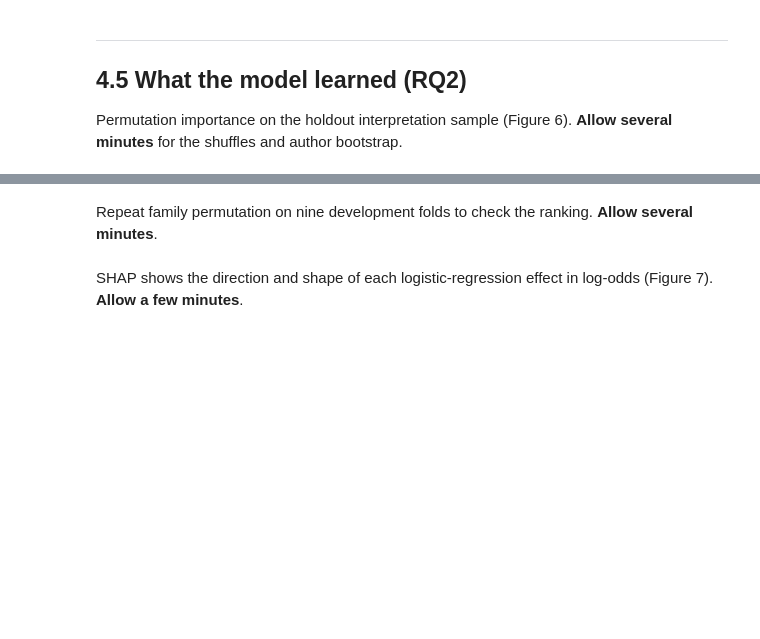
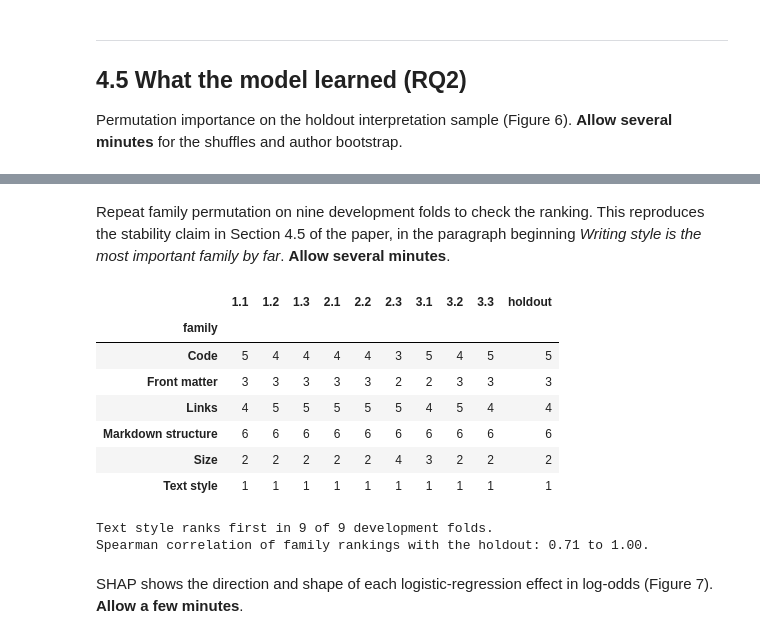
Before and after one commit to podorize/skillreuse, a Jupyter notebook: notebooks/reproduce.ipynb, the cells around one changed output, grey strips where cells are left out. Saved outputs shown, nothing was run; the diff lists cells and outputs as text; code cells hidden in the pictures; blank space fills up the shorter version.

```diff
--- a/notebooks/reproduce.ipynb
+++ b/notebooks/reproduce.ipynb
@@ -319,4 +395,24 @@ def origin_attributes(skills):
     return out[["content_hash", *ORIGIN, *POPULARITY]]
 
 
-print("origin attributes:", ", ".join(ORIGIN_POP))
+origin_features = origin_attributes(skills)
+feature_descriptions = {
+    "repo_age_days_at_t0": "Repository age in days when the skill first appeared",
+    "repo_language": "Main programming language",
+    "repo_license": "Repository license",
+    "repo_is_fork": "Whether the repository is a fork (1 = yes)",
+    "path_depth": "Number of folders in the SKILL.md path",
+    "path_is_root": "Whether SKILL.md is at the repository root (1 = yes)",
+    "p_template": "Path includes a template or example folder",
+    "p_plugin": "Path includes a plugin or extension folder",
+    "p_vendor": "Path includes a vendor or dependency folder",
+    "p_docs": "Path includes a documentation folder",
+    "p_pkg": "Path includes a package, app, src or lib folder",
+    "p_tool_dir": "Path includes another agent tool's folder",
+    "p_claude_dir": "Path includes a .claude folder",
+    "log_stars_snapshot": "log(1 + stars) in July 2026",
+    "log_forks_snapshot": "log(1 + forks) in July 2026",
+}
+assert list(feature_descriptions) == ORIGIN_POP
+display(pd.DataFrame({"description": pd.Series(feature_descriptions),
+                      "example value": origin_features.iloc[0][ORIGIN_POP]}).rename_axis("feature"))
@@ -905,19 +1184,34 @@ plt.show()
 # %% [markdown]
-Repeat family permutation on nine development folds to check the ranking. **Allow several minutes**.
+Repeat family permutation on nine development folds to check the ranking. This reproduces the stability claim in Section 4.5 of the paper, in the paragraph beginning *Writing style is the most important family by far*. **Allow several minutes**.
 # %%
 by_fold = {}
 for repetition, fold, train, valid in folds(dev):
     fold_model, fold_cols = pipeline(ALGO, "text", PARAMS)
     fold_model.fit(dev.iloc[train][fold_cols], y_dev[train])
     part = dev.iloc[valid].reset_index(drop=True)
     drops = permutation_importance(fold_model, fold_cols, part, y_dev[valid], part.owner.astype(str).to_numpy(),
                                    SEED + 10 * repetition + fold, n_boot=1, families_only=True)
     by_fold[f"{repetition}.{fold}"] = drops.set_index("feature").auc_drop
 stability = pd.DataFrame(by_fold)
 stability["holdout"] = families.set_index("feature").auc_drop
-display(stability.rank(ascending=False).astype(int))
-print("Spearman correlation with the holdout order:",
-      stability.rank().corr("spearman")["holdout"].drop("holdout").round(2).tolist())
+ranks = stability.rank(ascending=False).astype(int)  # 1 = largest AUC drop
+display(ranks.rename(index=lambda name: name.removeprefix("family:")).rename_axis("family"))
+folds_only = ranks.columns.drop("holdout")
+style_first = (ranks.loc["family:Text style", folds_only] == 1).sum()
+agreement = stability.rank().corr("spearman")["holdout"].drop("holdout")
+print(f"Text style ranks first in {style_first} of {len(folds_only)} development folds.")
+print(f"Spearman correlation of family rankings with the holdout: {agreement.min():.2f} to {agreement.max():.2f}.")
+# %% [output]
+|  | 1.1 | 1.2 | 1.3 | 2.1 | 2.2 | 2.3 | 3.1 | 3.2 | 3.3 | holdout |
+| family |  |  |  |  |  |  |  |  |  |  |
+| Code | 5 | 4 | 4 | 4 | 4 | 3 | 5 | 4 | 5 | 5 |
+| Front matter | 3 | 3 | 3 | 3 | 3 | 2 | 2 | 3 | 3 | 3 |
+| Links | 4 | 5 | 5 | 5 | 5 | 5 | 4 | 5 | 4 | 4 |
+| Markdown structure | 6 | 6 | 6 | 6 | 6 | 6 | 6 | 6 | 6 | 6 |
+| Size | 2 | 2 | 2 | 2 | 2 | 4 | 3 | 2 | 2 | 2 |
+| Text style | 1 | 1 | 1 | 1 | 1 | 1 | 1 | 1 | 1 | 1 |
+Text style ranks first in 9 of 9 development folds.
+Spearman correlation of family rankings with the holdout: 0.71 to 1.00.
 # %% [markdown]
 SHAP shows the direction and shape of each logistic-regression effect in log-odds (Figure 7). **Allow a few minutes**.
 # %%
```
Also changed, not shown: parts of 29 cells of this notebook.
